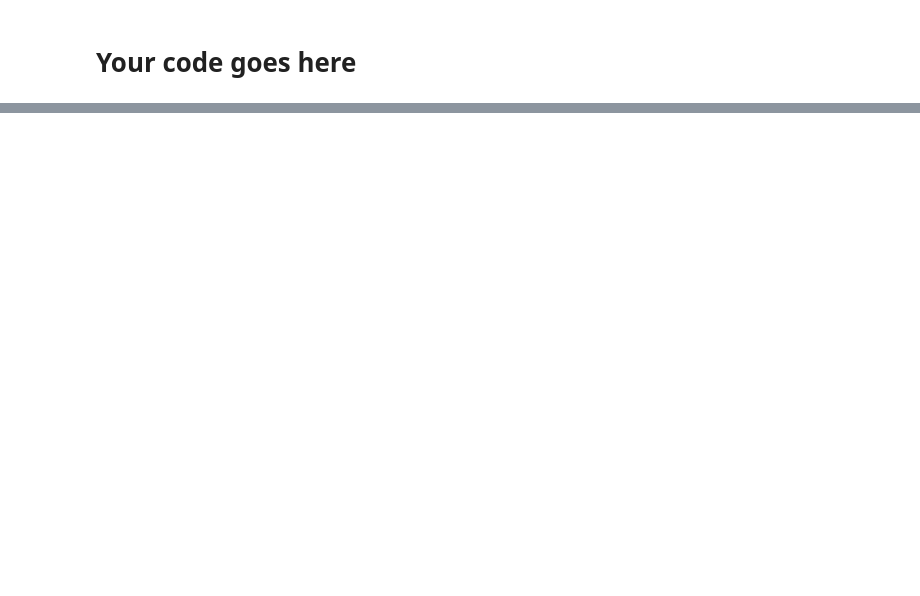
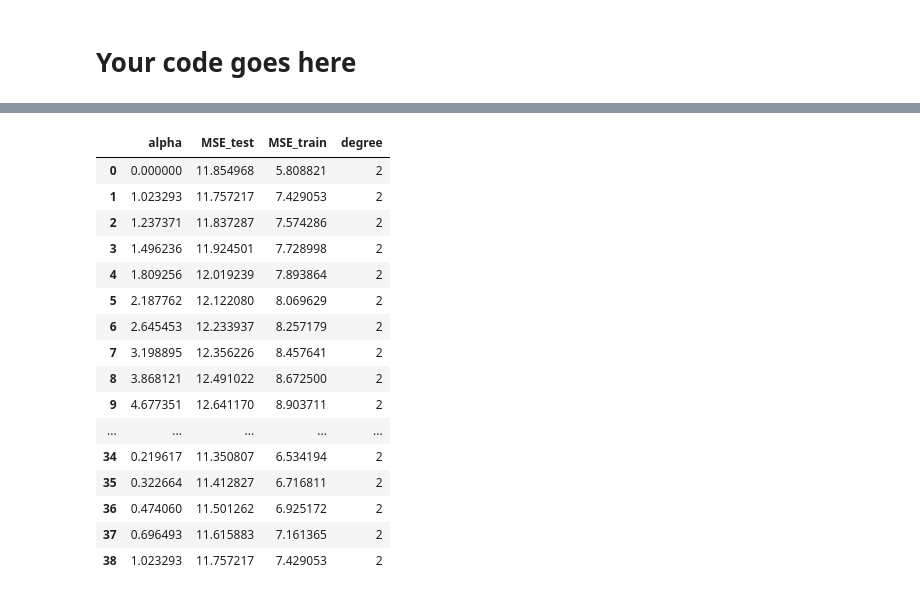
Before and after one commit to MrMouse2019/CS-GY-6923-Machine-Learning, a Jupyter notebook: HW/HW4/part2/Programming Assignment 4 - Linear versus Ridge Regression-Spring 2020.ipynb, the cells around one changed output, grey strips where cells are left out. Drawn from its saved outputs; the diff is of its cells as text; code cells hidden in the pictures; blank space fills up the shorter version.

```diff
--- a/HW/HW4/part2/Programming Assignment 4 - Linear versus Ridge Regression-Spring 2020.ipynb
+++ b/HW/HW4/part2/Programming Assignment 4 - Linear versus Ridge Regression-Spring 2020.ipynb
@@ -395,0 +261,8 @@ The predicted price is: 202.12890536000813
+# %%
+# 2-a  polynomial transformation with alpha=0
+alpha = 0.
+E_val_test, E_val_train = k_fold_cross_validation(k, X_2, y_2, alpha)
+
+print("MSE for test set: {}".format(E_val_test))
+print("MSE for training set: {}".format(E_val_train))
+result_2 += [[0.0, E_val_test, E_val_train, degree]]
@@ -395,0 +272,13 @@ The predicted price is: 202.12890536000813
+# %%
+# 2-b ﬁt a ridge regression model
+Alpha = np.logspace(.01, 1, num=13)
+res2 = []
+for alpha in Alpha:
+    E_val_test, E_val_train = k_fold_cross_validation(k, X_2, y_2, alpha)
+    res2 += [[alpha, E_val_test, E_val_train]]
+    result_2 += [[alpha, E_val_test, E_val_train, degree]]
+
+res2_DF = pd.DataFrame(res2, columns=['alpha', 'MSE_test','MSE_train'])
+res2_sorted = res2_DF.sort_values(by=['MSE_test'])
+print("The best alpha is {}, with test error: {}".format(res2_sorted.iloc[0][0], res2_sorted.iloc[0][1]))
+res2_DF
@@ -395,0 +333,21 @@ The predicted price is: 202.12890536000813
+# %%
+answer_DF_2 = pd.DataFrame(result_2, columns=['alpha', 'MSE_test','MSE_train', 'degree'])
+answer_DF_2
+# %% [output]
+|  | alpha | MSE_test | MSE_train | degree |
+| 0 | 0.000000 | 11.854968 | 5.808821 | 2 |
+| 1 | 1.023293 | 11.757217 | 7.429053 | 2 |
+| 2 | 1.237371 | 11.837287 | 7.574286 | 2 |
+| 3 | 1.496236 | 11.924501 | 7.728998 | 2 |
+| 4 | 1.809256 | 12.019239 | 7.893864 | 2 |
+| 5 | 2.187762 | 12.122080 | 8.069629 | 2 |
+| 6 | 2.645453 | 12.233937 | 8.257179 | 2 |
+| 7 | 3.198895 | 12.356226 | 8.457641 | 2 |
+| 8 | 3.868121 | 12.491022 | 8.672500 | 2 |
+| 9 | 4.677351 | 12.641170 | 8.903711 | 2 |
+| ... | ... | ... | ... | ... |
+| 34 | 0.219617 | 11.350807 | 6.534194 | 2 |
+| 35 | 0.322664 | 11.412827 | 6.716811 | 2 |
+| 36 | 0.474060 | 11.501262 | 6.925172 | 2 |
+| 37 | 0.696493 | 11.615883 | 7.161365 | 2 |
+| 38 | 1.023293 | 11.757217 | 7.429053 | 2 |
```
Also changed, not shown: parts of 44 cells of this notebook, 10 other files.
